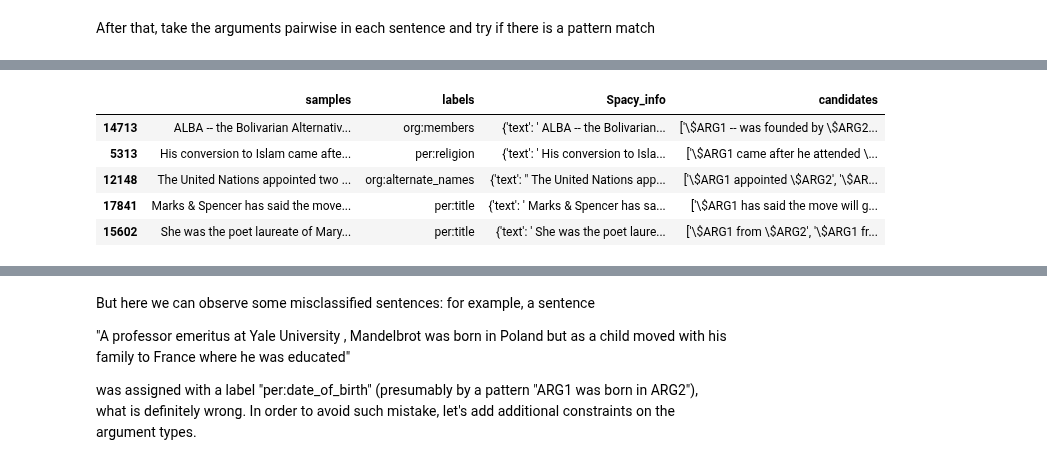
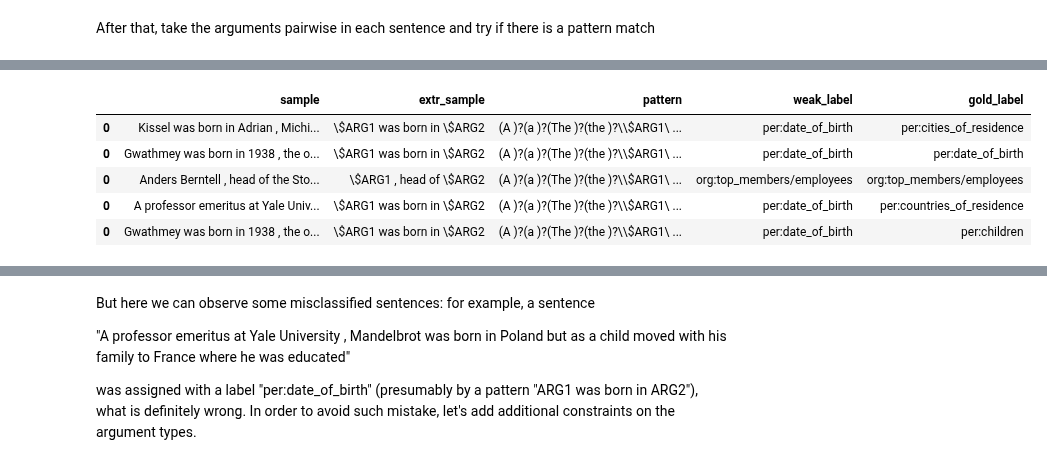
Before and after one commit to knodle/knodle, a Jupyter notebook: tutorials/RelationExtractionDataset/Prepare_RE_Data.ipynb, the cells around one changed output, grey strips where cells are left out. Saved outputs shown, nothing was run; the diff lists cells and outputs as text; code cells hidden in the pictures.

```diff
--- a/tutorials/RelationExtractionDataset/Prepare_RE_Data.ipynb
+++ b/tutorials/RelationExtractionDataset/Prepare_RE_Data.ipynb
@@ -140,5 +101,4 @@ def preprocess_patterns(patterns):
     regex_patterns = [re.sub("\\\\\\$ARG", "(A )?(a )?(The )?(the )?\\$ARG", re.escape(pattern)) for pattern in patterns]
     return regex_patterns
 
-patterns["Regex patterns"] = patterns["Raw patterns"].apply(preprocess_patterns)
-patterns.apply(lambda x: [escape_dollar(pattern) for pattern in x]).head()
+relation_patterns_df["regex pattern"] = relation_patterns_df["raw pattern"].apply(preprocess_patterns)
@@ -150,5 +112,5 @@ patterns.apply(lambda x: [escape_dollar(pattern) for pattern in x]).head()
 # %% [markdown]
 Now we can simply search patterns in the sentences. Because of the speed reasons, let's take only samples where we will definetly find smth :)
 # %%
-nlp = spacy.load("en_core_web_sm")
-relevant_samples["Spacy_info"] = relevant_samples["samples"].apply(lambda x: nlp(x).to_json())
+analyzer = spacy.load("en_core_web_sm")
+selected_samples["spacy info"] = selected_samples["sample"].apply(lambda x: analyzer(x).to_json())
@@ -169,4 +122,4 @@ def get_extracted_sample(sample):
             else (ARG2 + sample["text"][ent2["end"]:ent1["start"]] + ARG1)
             for ent1, ent2 in itertools.permutations(sample["ents"],2)]
 
-relevant_samples["candidates"] = relevant_samples["Spacy_info"].apply(lambda x: get_extracted_sample(x))
+selected_samples["extr"] = selected_samples["spacy info"].apply(lambda x: get_extracted_sample(x))
@@ -173,9 +143,16 @@ relevant_samples["candidates"] = relevant_samples["Spacy_info"].apply(lambda x:
+# %%
+all_matches = pd.DataFrame(columns = FINAL_DF_COLUMNS)
+for _, row in selected_samples.iterrows():
+    for cand_sample in row["extr"]:
+        df_found = pattern_search(cand_sample, relation_patterns_df, row)
+        if isinstance(df_found, pd.DataFrame) and not df_found.empty:
+            all_matches = pd.concat([all_matches, df_found])
 # %%
-relevant_samples.apply(lambda x: [escape_dollar(pattern) for pattern in x]).head()
+all_matches.apply(lambda x: escape_dollar(x)).head()
 # %% [output]
-|  | samples | labels | Spacy_info | candidates |
-| 14713 | ALBA -- the Bolivarian Alternativ... | org:members | {'text': ' ALBA -- the Bolivarian... | ['\$ARG1 -- was founded by \$ARG2... |
-| 5313 | His conversion to Islam came afte... | per:religion | {'text': ' His conversion to Isla... | ['\$ARG1 came after he attended \... |
-| 12148 | The United Nations appointed two ... | org:alternate_names | {'text': " The United Nations app... | ['\$ARG1 appointed \$ARG2', '\$AR... |
-| 17841 | Marks & Spencer has said the move... | per:title | {'text': ' Marks & Spencer has sa... | ['\$ARG1 has said the move will g... |
-| 15602 | She was the poet laureate of Mary... | per:title | {'text': ' She was the poet laure... | ['\$ARG1 from \$ARG2', '\$ARG1 fr... |
+|  | sample | extr_sample | pattern | weak_label | gold_label |
+| 0 | Kissel was born in Adrian , Michi... | \$ARG1 was born in \$ARG2 | (A )?(a )?(The )?(the )?\\$ARG1\ ... | per:date_of_birth | per:cities_of_residence |
+| 0 | Gwathmey was born in 1938 , the o... | \$ARG1 was born in \$ARG2 | (A )?(a )?(The )?(the )?\\$ARG1\ ... | per:date_of_birth | per:date_of_birth |
+| 0 | Anders Berntell , head of the Sto... | \$ARG1 , head of \$ARG2 | (A )?(a )?(The )?(the )?\\$ARG1\ ... | org:top_members/employees | org:top_members/employees |
+| 0 | A professor emeritus at Yale Univ... | \$ARG1 was born in \$ARG2 | (A )?(a )?(The )?(the )?\\$ARG1\ ... | per:date_of_birth | per:countries_of_residence |
+| 0 | Gwathmey was born in 1938 , the o... | \$ARG1 was born in \$ARG2 | (A )?(a )?(The )?(the )?\\$ARG1\ ... | per:date_of_birth | per:children |
```
Also changed, not shown: parts of 28 cells of this notebook.
